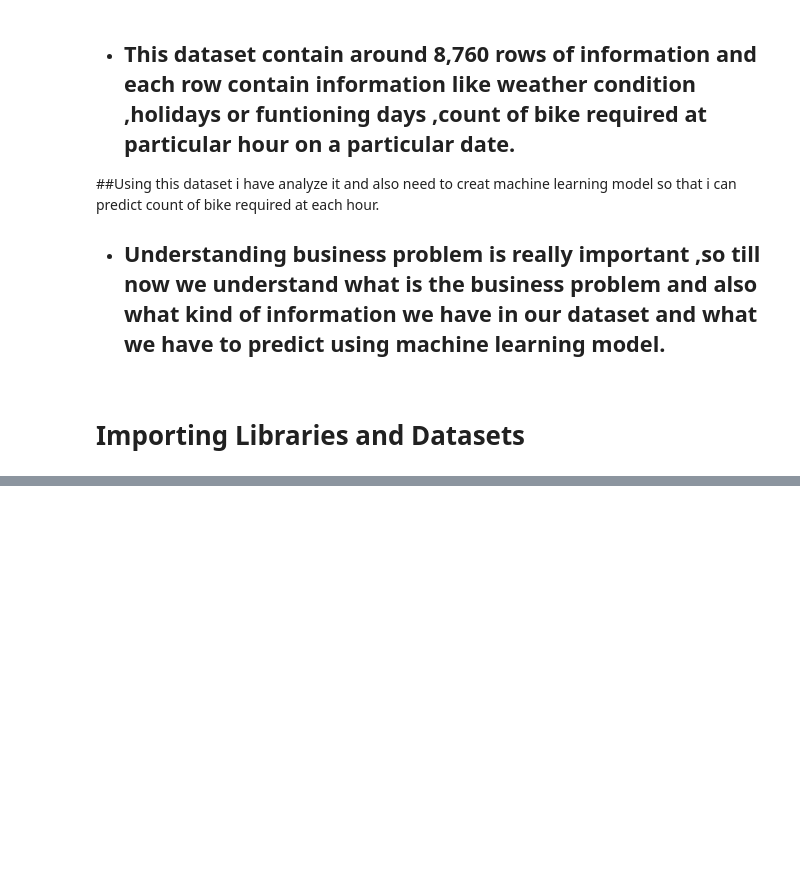
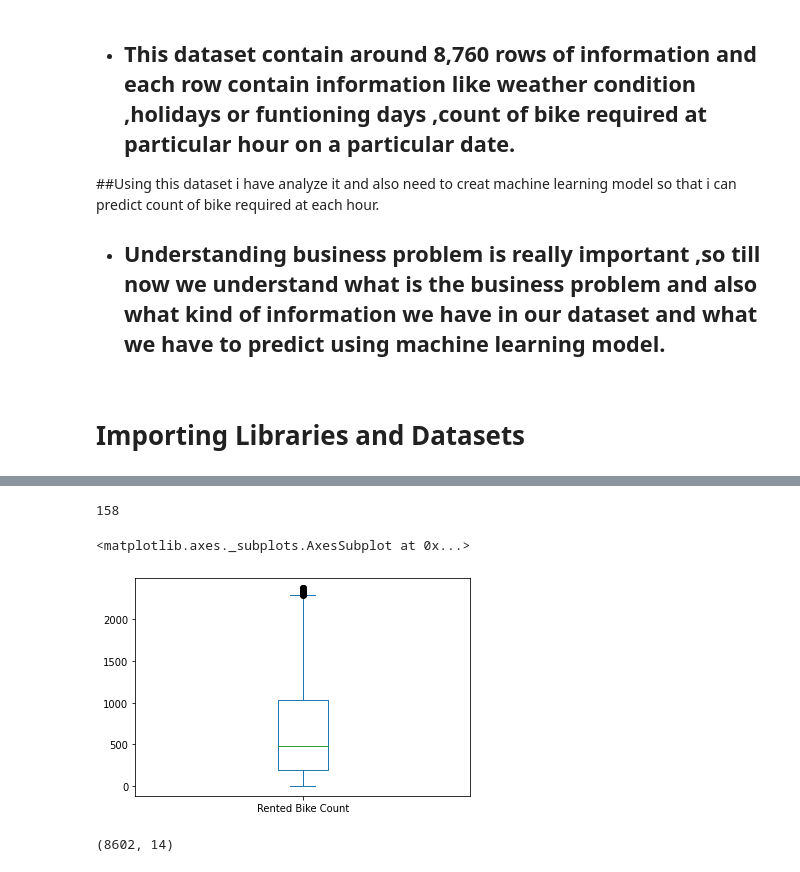
Before and after one commit to rohit-1026/Bike-Sharing-Demand-Prediction, a Jupyter notebook: Bike_Sharing_Demand_Prediction_Capstone_Project.ipynb, the cells around one changed output, grey strips where cells are left out. Drawn from its saved outputs; the diff is of its cells as text; code cells hidden in the pictures; blank space fills up the shorter version.

```diff
--- a/Bike_Sharing_Demand_Prediction_Capstone_Project.ipynb
+++ b/Bike_Sharing_Demand_Prediction_Capstone_Project.ipynb
@@ -56,0 +231,5 @@ import matplotlib.image as mpimg
+# %%
+# Finding Q1, Q3 and IQR
+Q1 =  Bike_df_copy['Rented Bike Count'].quantile(0.25) #25%
+Q3 = Bike_df_copy['Rented Bike Count'].quantile(0.75) # 75%
+IQR = Q3 - Q1
@@ -56,0 +252,18 @@ import matplotlib.image as mpimg
+# %%
+# Count the outlier
+Bike_df_copy[(Bike_df_copy['Rented Bike Count'] < Q1-1.5*IQR ) | (Bike_df_copy['Rented Bike Count'] > Q3+1.5*IQR)]['Rented Bike Count'].count()
+# %% [output]
+158
+# %%
+# Remove outliers from our data set
+outliers = (Bike_df_copy['Rented Bike Count'] >= Q1 - 1.5 * IQR) & (Bike_df_copy['Rented Bike Count'] <= Q3 + 1.5 *IQR)
+Bike_df_copy = Bike_df_copy.loc[outliers]
+# %%
+Bike_df_copy['Rented Bike Count'].plot(kind='box')
+# %% [output]
+<matplotlib.axes._subplots.AxesSubplot at 0x...>
+[figure, added]
+# %%
+Bike_df_copy.shape
+# %% [output]
+(8602, 14)
```
Also changed, not shown: parts of 30 cells of this notebook.
